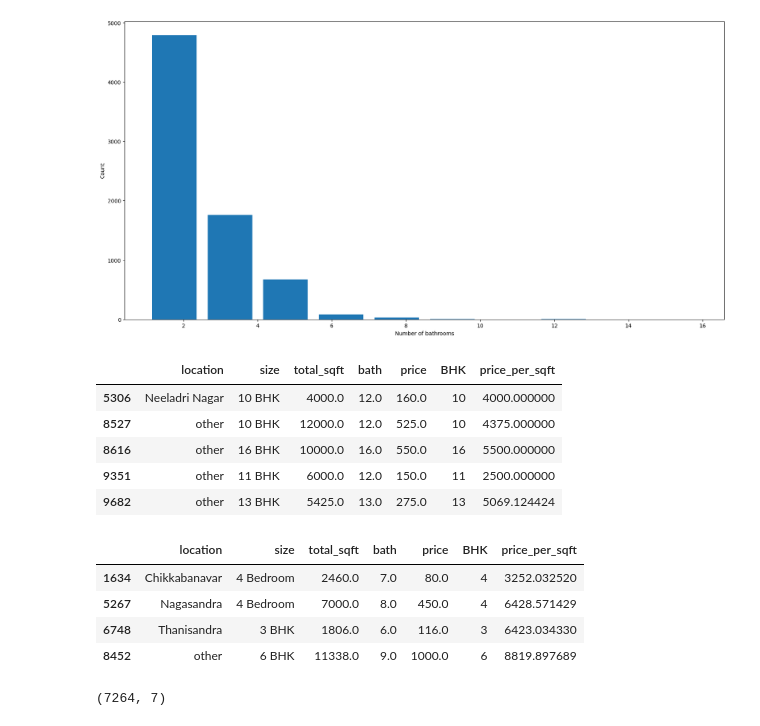
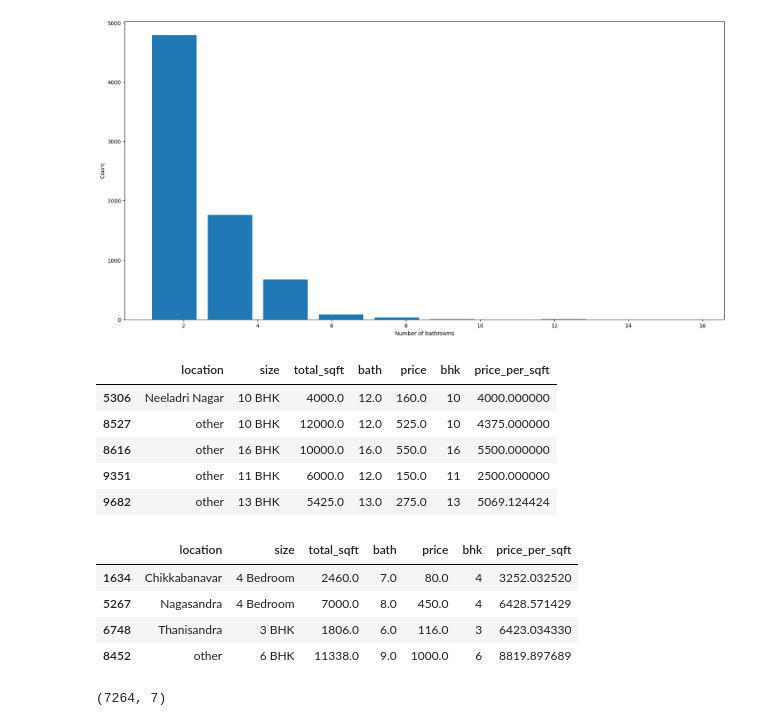
Before and after one commit to vrujal/real-estate-price-predictor, a Jupyter notebook: jupyternotebook/home_price.ipynb, the cells around one changed output. Cells and saved outputs as stored; diff of their text form; code cells hidden in the pictures.

```diff
--- a/jupyternotebook/home_price.ipynb
+++ b/jupyternotebook/home_price.ipynb
@@ -149,7 +149,7 @@ bath          0
 price         0
 dtype: int64
 # %%
-df2['BHK']=df2['size'].apply(lambda x: int(x.split(' ')[0]))
+df2['bhk']=df2['size'].apply(lambda x: int(x.split(' ')[0]))
 # %% [output]
 A value is trying to be set on a copy of a slice from a DataFrame.
 Try using .loc[row_indexer,col_indexer] = value instead
@@ -347,7 +347,7 @@ df5.shape
 (13257, 7)
 # %%
 
-df6 = df5[~(df5.total_sqft/df5.BHK<300)]
+df6 = df5[~(df5.total_sqft/df5.bhk<300)]
 df6.shape
 # %% [output]
 (12513, 7)
@@ -408,13 +408,13 @@ def remove_bhk_outliers(df):
     exclude_indices = np.array([])
     for location, location_df in df.groupby('location'):
         bhk_stats = {}
-        for bhk, bhk_df in location_df.groupby('BHK'):
+        for bhk, bhk_df in location_df.groupby('bhk'):
             bhk_stats[bhk] = {
                 'mean': np.mean(bhk_df.price_per_sqft),
                 'std': np.std(bhk_df.price_per_sqft),
                 'count': bhk_df.shape[0]
             }
-        for bhk, bhk_df in location_df.groupby('BHK'):
+        for bhk, bhk_df in location_df.groupby('bhk'):
             stats = bhk_stats.get(bhk-1)
             if stats and stats['count']>5:
                 exclude_indices = np.append(exclude_indices, bhk_df[bhk_df.price_per_sqft<(stats['mean'])].index.values)
@@ -460,16 +460,16 @@ Text(0, 0.5, 'Count')
 # %%
 df8[df8.bath>10]
 # %% [output]
-|  | location | size | total_sqft | bath | price | BHK | price_per_sqft |
+|  | location | size | total_sqft | bath | price | bhk | price_per_sqft |
 | 5306 | Neeladri Nagar | 10 BHK | 4000.0 | 12.0 | 160.0 | 10 | 4000.000000 |
 | 8527 | other | 10 BHK | 12000.0 | 12.0 | 525.0 | 10 | 4375.000000 |
 | 8616 | other | 16 BHK | 10000.0 | 16.0 | 550.0 | 16 | 5500.000000 |
 | 9351 | other | 11 BHK | 6000.0 | 12.0 | 150.0 | 11 | 2500.000000 |
 | 9682 | other | 13 BHK | 5425.0 | 13.0 | 275.0 | 13 | 5069.124424 |
 # %%
-df8[df8.bath>df8.BHK+2]
+df8[df8.bath>df8.bhk+2]
 # %% [output]
-|  | location | size | total_sqft | bath | price | BHK | price_per_sqft |
+|  | location | size | total_sqft | bath | price | bhk | price_per_sqft |
 | 1634 | Chikkabanavar | 4 Bedroom | 2460.0 | 7.0 | 80.0 | 4 | 3252.032520 |
 | 5267 | Nagasandra | 4 Bedroom | 7000.0 | 8.0 | 450.0 | 4 | 6428.571429 |
 | 6748 | Thanisandra | 3 BHK | 1806.0 | 6.0 | 116.0 | 3 | 6423.034330 |
```
Also changed, not shown: parts of 17 cells of this notebook, 3 other files.
